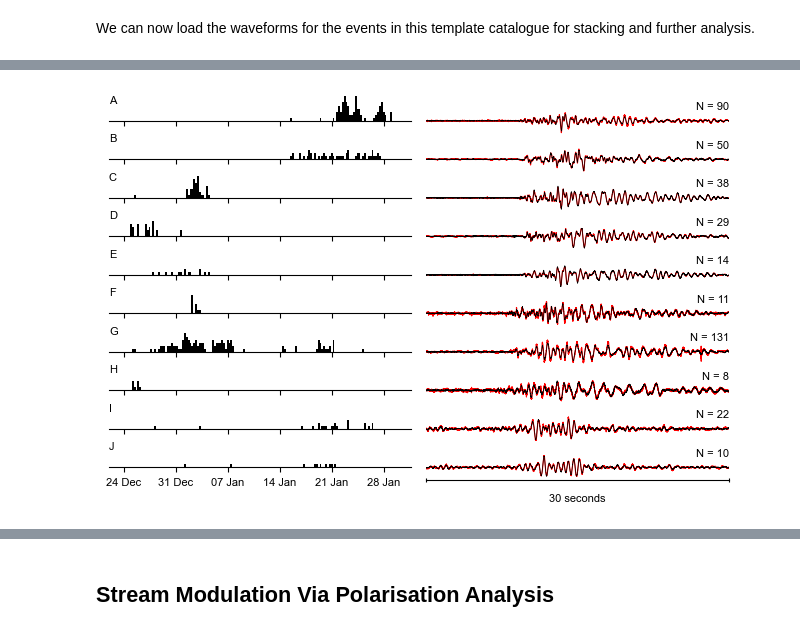
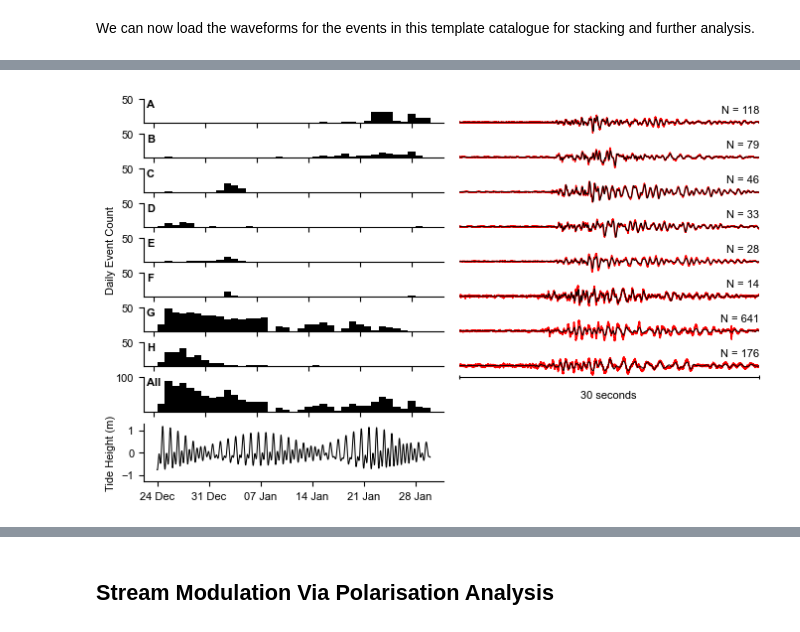
Before and after one commit to JMagyar15/totten-analysis, a Jupyter notebook: Totten Icequakes.ipynb, the cells around one changed output, grey strips where cells are left out. Cells and saved outputs as stored; diff of their text form; code cells hidden in the pictures.

```diff
--- a/Totten Icequakes.ipynb
+++ b/Totten Icequakes.ipynb
@@ -1173,6 +1174,17 @@ ax[1].set_xticks([-180,-90,0,90,180]);
-# %%
-stacked_streams = {}
-for cluster_num in groups.keys():
-    stacked_streams[cluster_num] = read(os.path.join(path,'stacked_waveforms','stacked_waveforms_cluster_'+str(cluster_num) + '.mseed'))
+# %%
+stacked_streams = {}
+for cluster_num in groups.keys():
+    stream = read(os.path.join(path,'stacked_waveforms','filtered_stacked_waveforms_cluster_'+str(cluster_num) + '.mseed'))
+    #stream = stream.select(station='TI?A')
+    #stream = stream.filter("bandpass",freqmin=1,freqmax=10)
+    #for tr in stream:
+    #    tr.stats.starttime = UTCDateTime(2019,1,10)
+    #    tr.remove_response(inv,output='DISP')
+
+    stacked_streams[cluster_num] = stream
 # %% [markdown]
 We can now load the waveforms for the events in this template catalogue for stacking and further analysis.
+# %%
+ss_temps = dict(sort_temps)
+ss_temps.pop('116')
+ss_temps.pop('117')
@@ -1179,16 +1193,16 @@ We can now load the waveforms for the events in this template catalogue for stac
 # %%
-N_clust = len(groups)
+N_clust = len(ss_temps)
 labels = ['A','B','C','D','E','F','G','H','I','J','K','L','M','N','O']
-temp_labels = {num:labels[i] for i,num in enumerate(sort_temps.keys())}
+temp_labels = {num:labels[i] for i,num in enumerate(ss_temps.keys())}
 
 fig = plt.figure(figsize=(8,5))
-gs = fig.add_gridspec(nrows=3*N_clust,ncols=2,wspace=0.05,hspace=0.0)
+gs = fig.add_gridspec(nrows=3*(N_clust+3),ncols=2,wspace=0.05,hspace=0.0)
 
 all_hist = []
 all_tr = []
 
 i = 0
-for clust_num, pos in sort_temps.items():
+for clust_num, pos in ss_temps.items():
 
     hist_ax = fig.add_subplot(gs[3*i:3*i+2,0])
     tr_ax = fig.add_subplot(gs[3*i+1:3*i+3,1])
@@ -1201,20 +1215,26 @@ for clust_num, pos in sort_temps.items():
         time = UTCDateTime(group_cat.events.at[event_id,'ref_time'])
         group_cat.attributes.at[event_id,'time'] = time.matplotlib_date
         group_cat.attributes.at[event_id,'diurnal'] = UTCDateTime(2018,1,1,time.hour,time.minute,time.second).matplotlib_date
+        delta_t = time - t1
+        group_cat.attributes.at[event_id,'phase'] = np.interp(delta_t,dt,tidal_phase)
+        group_cat.attributes.at[event_id,'height'] = np.interp(delta_t,dt,tide)
 
-    fine_bins = np.array([time.matplotlib_date for time in np.mgrid[chunk.starttime:chunk.endtime+1:6*60*60]])
+    fine_bins = np.array([time.matplotlib_date for time in np.mgrid[chunk.starttime:chunk.endtime+1:24*60*60]])
     stalta_hist, _ = np.histogram(group_cat.attributes['time'],bins=fine_bins)
 
     hist_ax.bar(fine_bins[:-1],stalta_hist,width=np.diff(fine_bins),color='black')
     hist_ax.spines['top'].set_visible(False)
-    hist_ax.spines['left'].set_visible(False)
+    #hist_ax.spines['left'].set_visible(False)
     hist_ax.spines['right'].set_visible(False)
 
     myFmt = DateFormatter("%d %b")
     hist_ax.xaxis.set_major_formatter(myFmt)
     hist_ax.xaxis.set_major_locator(DayLocator(interval=7))
-    if i != N_clust-1:
-        plt.setp(hist_ax.get_xticklabels(), visible=False)
+    #if i != N_clust-1:
+    plt.setp(hist_ax.get_xticklabels(), visible=False)
+
+    if i == 4:
+        hist_ax.set_ylabel('Daily Event Count')
 
     stream = stacked_streams[int(clust_num)]
 
@@ -1222,17 +1242,20 @@ for clust_num, pos in sort_temps.items():
 
     temp_event = network_cat.select_event(template_id)
     temp_event.attach_waveforms(inv.select(station='TI3A',channel='CHZ'),w_path,buffer=10,length=25)
+
     temp_event.filter('bandpass',freqmin=1,freqmax=100)
 
     t = stream.select(station='TI3A',component='Z')[0].times()
 
-    tr_ax.plot(t,temp_event.get_data_window()[0].data,lw=0.8,color='red')
-    tr_ax.plot(t,stream.select(station='TI3A',component='Z')[0].data,lw=0.5,c='k')
+    tr_ax.plot(t,temp_event.get_data_window()[0].data,lw=1,color='red')
+    tr_ax.plot(t,stream.select(station='TI3A',component='Z')[0].data,lw=0.7,c='k')
     tr_ax.set_xlim(0,30)
 
 
     if i != N_clust-1:
         tr_ax.set_axis_off()
+
+
 
     else:
         tr_ax.spines['top'].set_visible(False)
@@ -1248,7 +1271,7 @@ for clust_num, pos in sort_temps.items():
     N_group = groups[int(clust_num)].N
 
     tr_ax.annotate('N = ' + str(N_group),(1,1.25),xycoords='axes fraction',ha='right',va='top')
-    hist_ax.annotate(temp_labels[clust_num],(0,1),xycoords='axes fraction',ha='left',va='top')
+    hist_ax.annotate(temp_labels[clust_num],(0.01,1),xycoords='axes fraction',ha='left',va='top',weight='bold')
     i += 1
 
 max_lim_hist = np.max(np.array([all_hist[i].get_ylim()[1] for i in range(N_clust)]))
@@ -1256,12 +1279,48 @@ max_lim_tr = np.max(np.array([np.max(np.abs(all_tr[i].get_ylim())) for i in rang
 
 for i in range(N_clust):
     all_hist[i].set_ylim(0,max_lim_hist)
-    all_hist[i].set_yticks([])
+    all_hist[i].set_yticks([50])
 
     max_y = np.max(np.abs(all_tr[i].get_ylim()))
     #all_tr[i].set_ylim(-max_lim_tr,max_lim_tr)
     all_tr[i].set_ylim(-max_y,max_y)
 
-fig.savefig(os.path.join(p_path,'aligned_template_catalogues.pdf'),bbox_inches='tight')
-fig.savefig(os.path.join(p_path,'aligned_template_catalogues.png'),dpi=400,bbox_inches='tight')
+total_ax = fig.add_subplot(gs[3*(N_clust):3*(N_clust+1),0])
+
+stalta_hist, _ = np.histogram(temp_cat.attributes['time'],bins=fine_bins)
+
+total_ax.bar(fine_bins[:-1],stalta_hist,width=np.diff(fine_bins),color='black')
+total_ax.spines['top'].set_visible(False)
+#hist_ax.spines['left'].set_visible(False)
+total_ax.spines['right'].set_visible(False)
+
+myFmt = DateFormatter("%d %b")
+total_ax.xaxis.set_major_formatter(myFmt)
+total_ax.xaxis.set_major_locator(DayLocator(interval=7))
+#if i != N_clust-1:
+plt.setp(total_ax.get_xticklabels(), visible=False)
+
+total_ax.set_yticks([100])
+total_ax.annotate('All',(0.01,1),xycoords='axes fraction',ha='left',va='top',weight='bold')
+
+
+
+tide_ax = fig.add_subplot(gs[3*(N_clust+1)+1:,0])
+tide_times = np.full(dt.size,fill_value=t1) + dt
+tide_times_mt = np.array([time.matplotlib_date for time in tide_times])
+tide_ax.plot(tide_times_mt,tide,lw=0.75,color='k')
+tide_ax.set_ylim(-1.3,1.3)
+tide_ax.set_ylabel('Tide Height (m)')
+tide_ax.set_yticks([-1,0,1])
+tide_ax.spines['top'].set_visible(False)
+#tide_ax.spines['bottom'].set_visible(False)
+tide_ax.spines['right'].set_visible(False)
+
+myFmt = DateFormatter("%d %b")
+tide_ax.xaxis.set_major_formatter(myFmt)
+tide_ax.xaxis.set_major_locator(DayLocator(interval=7))
+
+
+fig.savefig(os.path.join(p_path,'Fig2_template_catalogues.pdf'),bbox_inches='tight')
+fig.savefig(os.path.join(p_path,'Fig2_template_catalogues.png'),dpi=400,bbox_inches='tight')
 # %% [output]
@@ -1285 +1327 @@ See the caveats in the documentation: https://pandas.pydata.org/pandas-docs/stab
-[figure, old version]
+[figure, new version]
```
Also changed, not shown: parts of 55 cells of this notebook, 9 other files.
